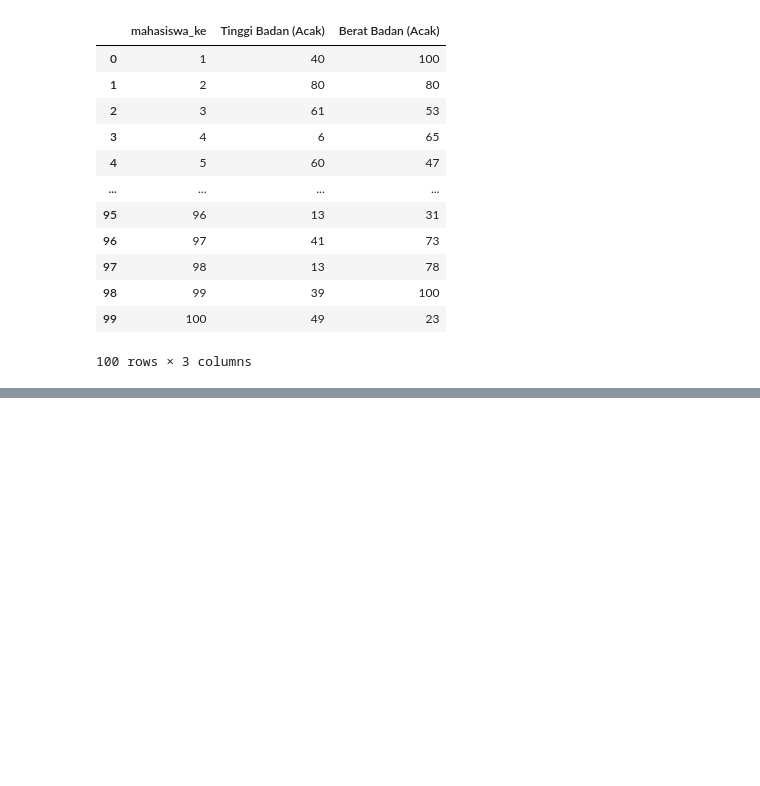
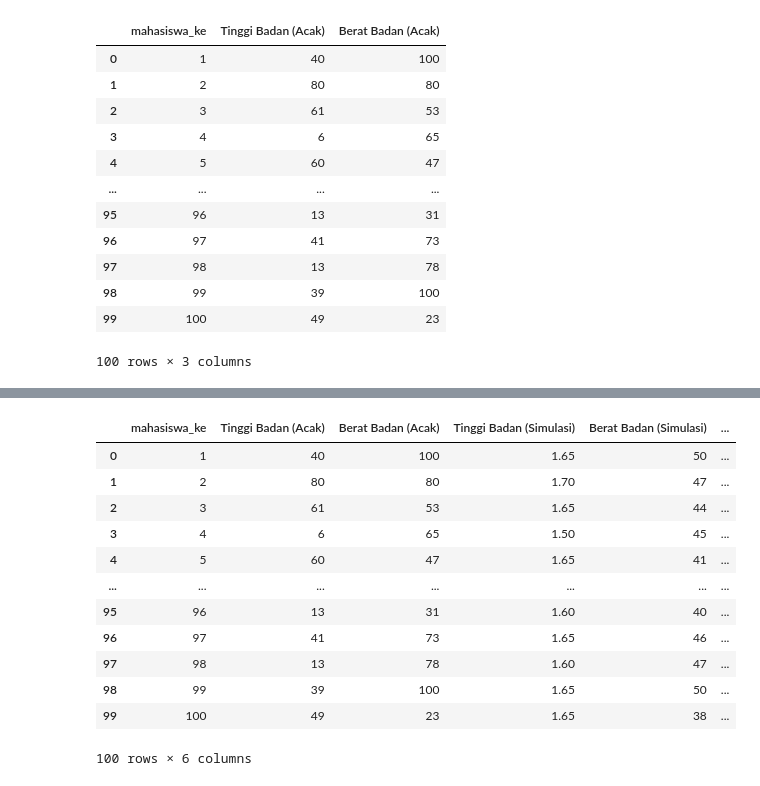
Before and after one commit to ZulfiFazhar/BMI-MonteCarlo-Simulation, a Jupyter notebook: testing-simulasi.ipynb, the cells around one changed output, grey strips where cells are left out. Cells and saved outputs as stored; diff of their text form; code cells hidden in the pictures; blank space fills up the shorter version.

Commit message:
chore: simulasi done

```diff
--- a/testing-simulasi.ipynb
+++ b/testing-simulasi.ipynb
@@ -302,0 +297,17 @@ Name: Tinggi Badan (Acak), dtype: int64
+# %%
+def simulasi_berat_badan(simulasi_value):
+    for _, row in frekuensi_berat.iterrows():
+        if simulasi_value <= row['probabilitas_kumulatif_x100']:
+            return row['berat_badan']
+    return None
+
+def simulasi_tinggi_badan(simulasi_value):
+    for _, row in frekuensi_tinggi.iterrows():
+        if simulasi_value <= row['probabilitas_kumulatif_x100']:
+            return row['tinggi_badan']
+    return None
+# %%
+df_simulasi_bmi['Tinggi Badan (Simulasi)'] = df_simulasi_bmi['Tinggi Badan (Acak)'].apply(simulasi_tinggi_badan) / 100
+df_simulasi_bmi['Berat Badan (Simulasi)'] = df_simulasi_bmi['Berat Badan (Acak)'].apply(simulasi_berat_badan)
+
+df_simulasi_bmi
@@ -302,0 +328,18 @@ Name: Tinggi Badan (Acak), dtype: int64
+# %%
+df_simulasi_bmi['BMI'] = df_simulasi_bmi['Berat Badan (Simulasi)'] / (df_simulasi_bmi['Tinggi Badan (Simulasi)'] ** 2)
+df_simulasi_bmi['BMI'] = df_simulasi_bmi['BMI'].round(2)
+df_simulasi_bmi
+# %% [output]
+|  | mahasiswa_ke | Tinggi Badan (Acak) | Berat Badan (Acak) | Tinggi Badan (Simulasi) | Berat Badan (Simulasi) | ... |
+| 0 | 1 | 40 | 100 | 1.65 | 50 | ... |
+| 1 | 2 | 80 | 80 | 1.70 | 47 | ... |
+| 2 | 3 | 61 | 53 | 1.65 | 44 | ... |
+| 3 | 4 | 6 | 65 | 1.50 | 45 | ... |
+| 4 | 5 | 60 | 47 | 1.65 | 41 | ... |
+| ... | ... | ... | ... | ... | ... | ... |
+| 95 | 96 | 13 | 31 | 1.60 | 40 | ... |
+| 96 | 97 | 41 | 73 | 1.65 | 46 | ... |
+| 97 | 98 | 13 | 78 | 1.60 | 47 | ... |
+| 98 | 99 | 39 | 100 | 1.65 | 50 | ... |
+| 99 | 100 | 49 | 23 | 1.65 | 38 | ... |
+100 rows × 6 columns
```
Also changed, not shown: parts of 4 cells of this notebook.
